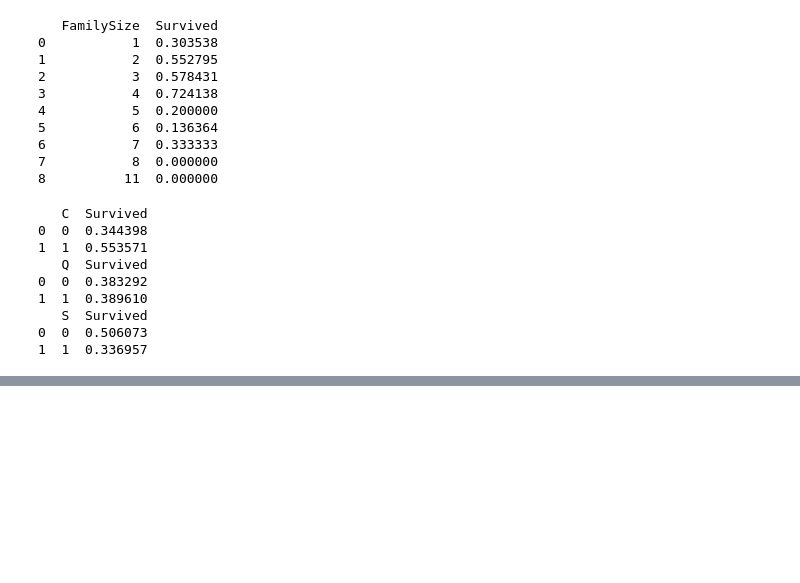
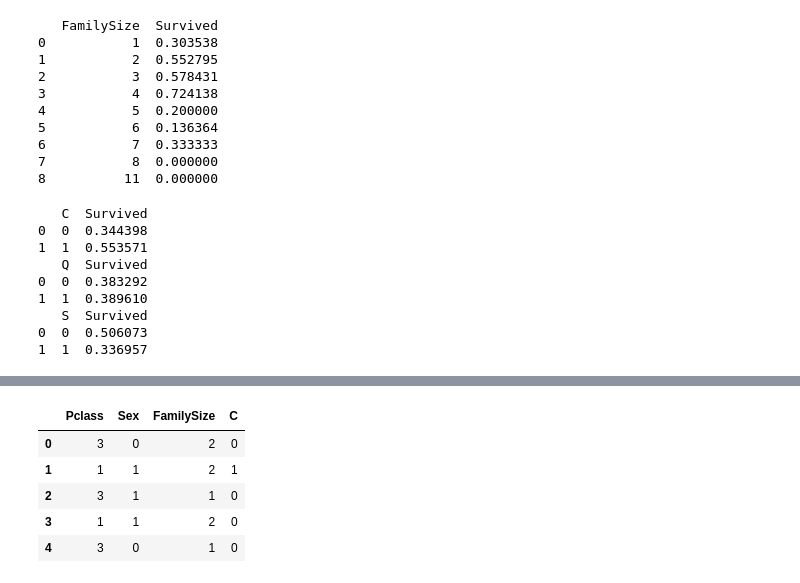
Before and after one commit to gotagod/Kaggle, a Jupyter notebook: Taitanic/taitanic_try.ipynb, the cells around one changed output, grey strips where cells are left out. Cells and saved outputs as stored; diff of their text form; code cells hidden in the pictures; blank space fills up the shorter version.

```diff
--- a/Taitanic/taitanic_try.ipynb
+++ b/Taitanic/taitanic_try.ipynb
@@ -149,0 +170,14 @@ print (df[['S', 'Survived']].groupby(['S'], as_index=False).mean())
+# %%
+#欠損処理 by median,変数を格納したDataFrame作成。
+df["Age"].fillna(df.Age.median(), inplace = True)
+df_x = df.loc[:,["Pclass", "Sex", "FamilySize", "C",]]
+df_y = df.loc[:,["Survived"]]
+# %%
+df_x.head()
+# %% [output]
+|  | Pclass | Sex | FamilySize | C |
+| 0 | 3 | 0 | 2 | 0 |
+| 1 | 1 | 1 | 2 | 1 |
+| 2 | 3 | 1 | 1 | 0 |
+| 3 | 1 | 1 | 2 | 0 |
+| 4 | 3 | 0 | 1 | 0 |
```
Also changed, not shown: parts of 6 cells of this notebook.
